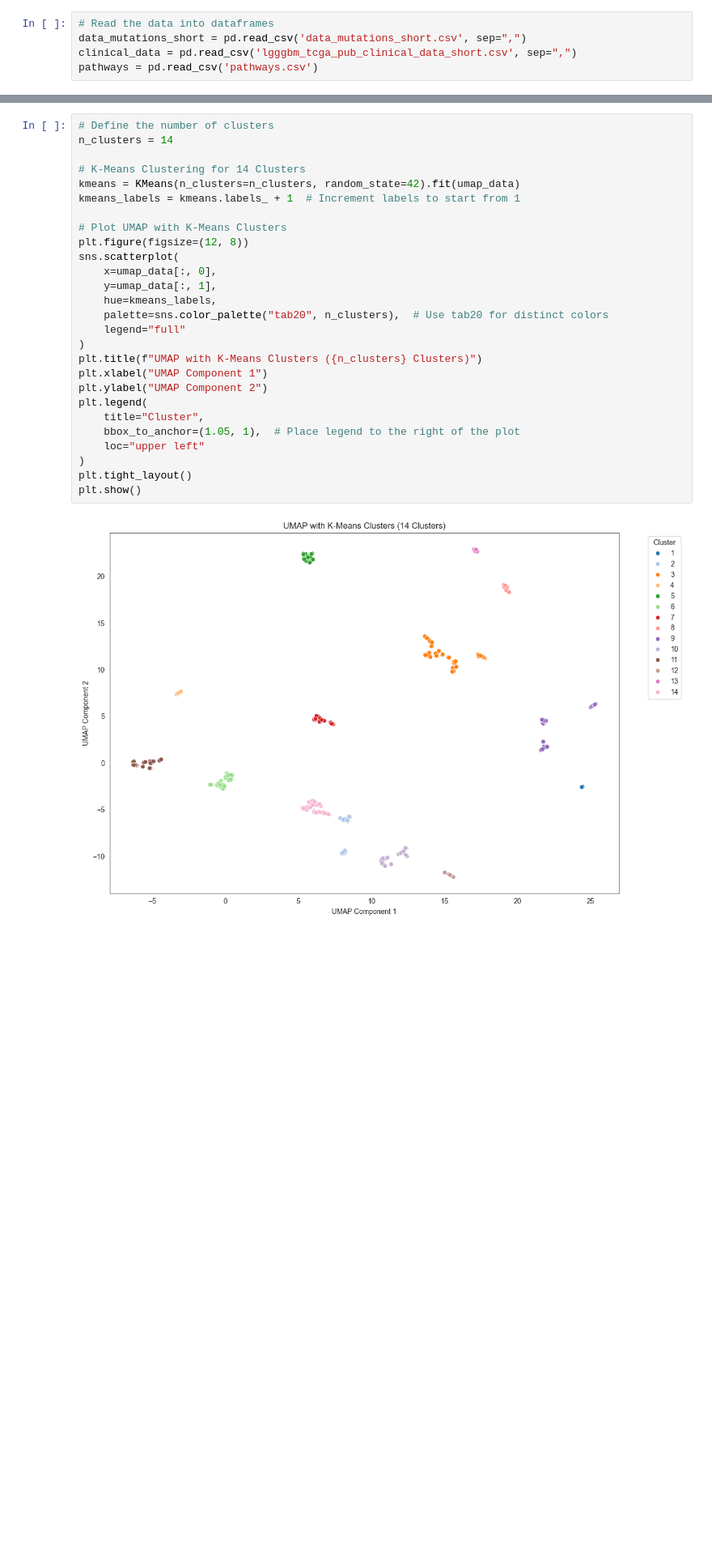
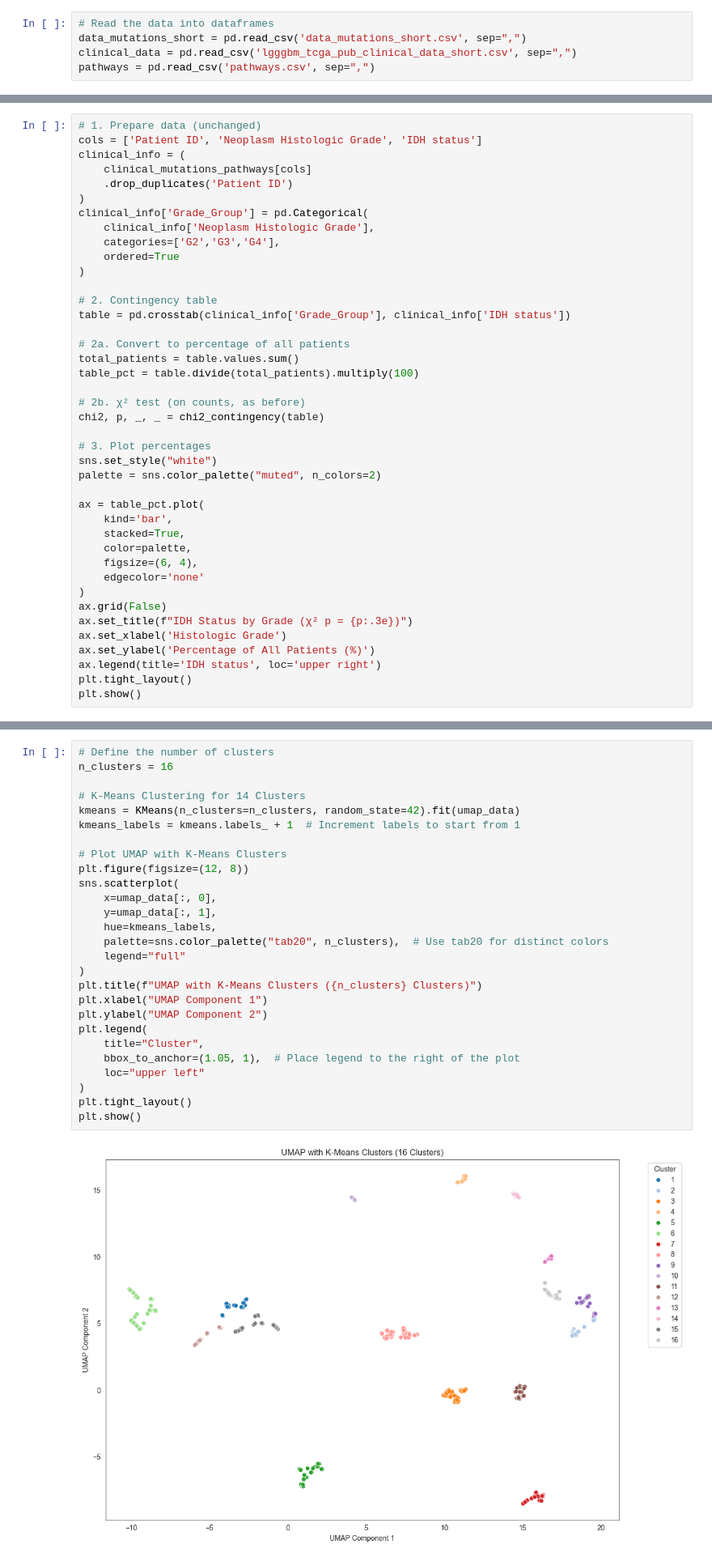
Before and after one commit to GalinaGl/CAS_ADS_2024, a Jupyter notebook: Final project/Data/Final_project_GGlousker.ipynb, the cells around one changed output, grey strips where cells are left out. Shown at 81% size. Saved outputs shown, nothing was run; the diff lists cells and outputs as text; blank space fills up the shorter version.

```diff
--- a/Final project/Data/Final_project_GGlousker.ipynb
+++ b/Final project/Data/Final_project_GGlousker.ipynb
@@ -99,7 +140,7 @@ We have 3 tables with data: clinical data, sequencing results for glioma patient
 # Read the data into dataframes
 data_mutations_short = pd.read_csv('data_mutations_short.csv', sep=",")
 clinical_data = pd.read_csv('lgggbm_tcga_pub_clinical_data_short.csv', sep=",")
-pathways = pd.read_csv('pathways.csv')
+pathways = pd.read_csv('pathways.csv', sep=",")
 # %%
 # show df
 data_mutations_short
@@ -645,3 +679,44 @@ plt.tight_layout()
 plt.show()
 # %% [output]
 [figure]
+# %%
+# 1. Prepare data (unchanged)
+cols = ['Patient ID', 'Neoplasm Histologic Grade', 'IDH status']
+clinical_info = (
+    clinical_mutations_pathways[cols]
+    .drop_duplicates('Patient ID')
+)
+clinical_info['Grade_Group'] = pd.Categorical(
+    clinical_info['Neoplasm Histologic Grade'],
+    categories=['G2','G3','G4'],
+    ordered=True
+)
+
+# 2. Contingency table
+table = pd.crosstab(clinical_info['Grade_Group'], clinical_info['IDH status'])
+
+# 2a. Convert to percentage of all patients
+total_patients = table.values.sum()
+table_pct = table.divide(total_patients).multiply(100)
+
+# 2b. χ² test (on counts, as before)
+chi2, p, _, _ = chi2_contingency(table)
+
+# 3. Plot percentages
+sns.set_style("white")
+palette = sns.color_palette("muted", n_colors=2)
+
+ax = table_pct.plot(
+    kind='bar',
+    stacked=True,
+    color=palette,
+    figsize=(6, 4),
+    edgecolor='none'
+)
+ax.grid(False)
+ax.set_title(f"IDH Status by Grade (χ² p = {p:.3e})")
+ax.set_xlabel('Histologic Grade')
+ax.set_ylabel('Percentage of All Patients (%)')
+ax.legend(title='IDH status', loc='upper right')
+plt.tight_layout()
+plt.show()
@@ -2747,33 +2953,33 @@ Best GMM Clusters by Davies-Bouldin Index: 13 clusters
 DBI < 1: Indicates very good clustering. DBI around 1–1.5: Suggests acceptable clustering quality. DBI > 2: Indicates poor clustering (clusters overlap significantly or are not compact).
 # %%
 # Define the number of clusters
-n_clusters = 14
+n_clusters = 16
 
 # K-Means Clustering for 14 Clusters
 kmeans = KMeans(n_clusters=n_clusters, random_state=42).fit(umap_data)
 kmeans_labels = kmeans.labels_ + 1  # Increment labels to start from 1
 
 # Plot UMAP with K-Means Clusters
 plt.figure(figsize=(12, 8))
 sns.scatterplot(
     x=umap_data[:, 0],
     y=umap_data[:, 1],
     hue=kmeans_labels,
     palette=sns.color_palette("tab20", n_clusters),  # Use tab20 for distinct colors
     legend="full"
 )
 plt.title(f"UMAP with K-Means Clusters ({n_clusters} Clusters)")
 plt.xlabel("UMAP Component 1")
 plt.ylabel("UMAP Component 2")
 plt.legend(
     title="Cluster",
     bbox_to_anchor=(1.05, 1),  # Place legend to the right of the plot
     loc="upper left"
 )
 plt.tight_layout()
 plt.show()
 # %% [output]
-[figure, old version]
+[figure, new version]
 # %%
 # Step 1: Add cluster labels to the original DataFrame
 clustering_df['Cluster'] = kmeans_labels  # Ensure labels are from K-Means
```
Also changed, not shown: parts of 40 cells of this notebook, 9 other files.
